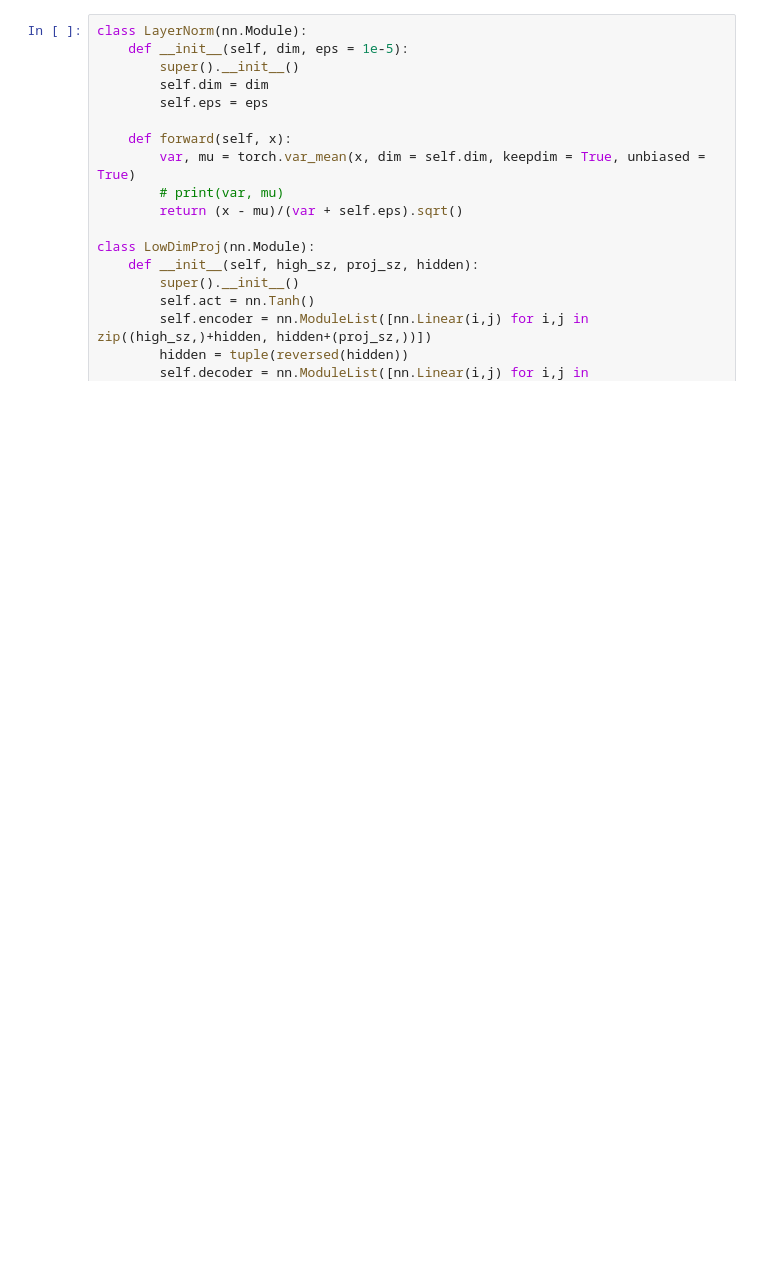
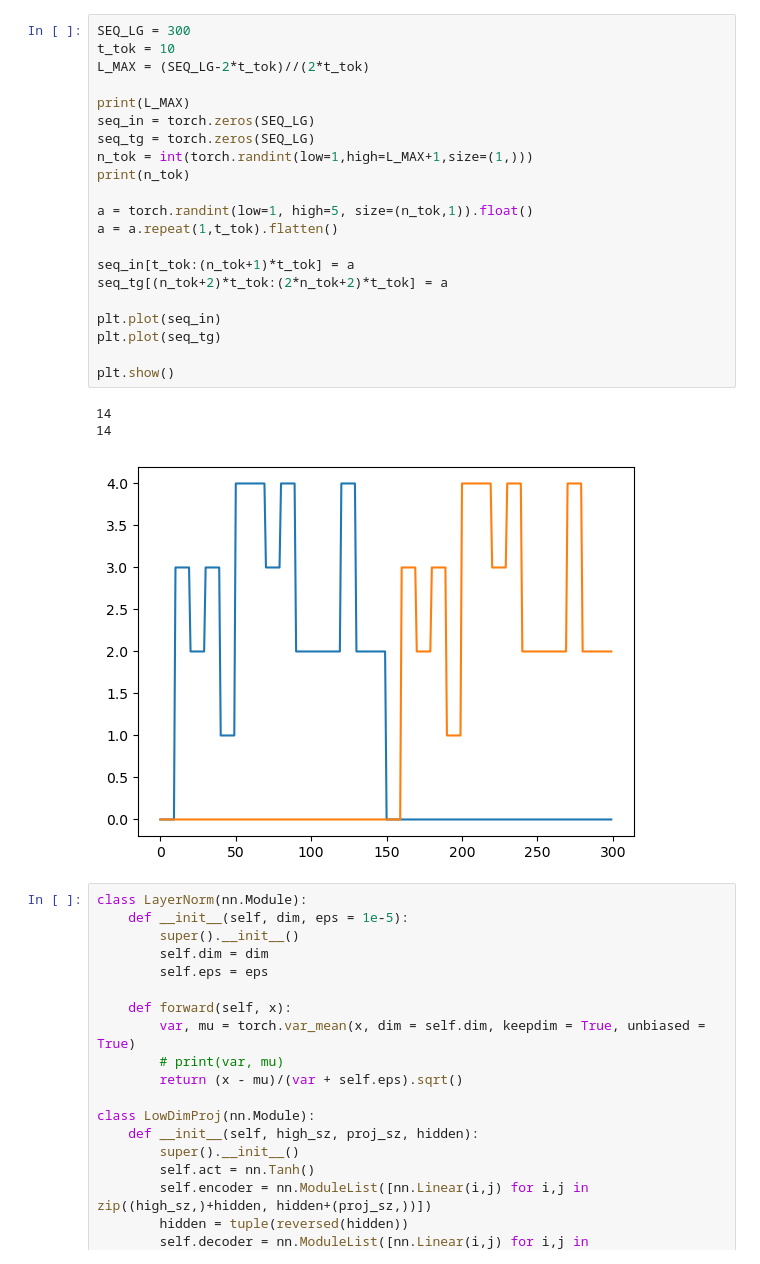
Before and after one commit to gerome-andry/RNN-dynamics, a Jupyter notebook: test.ipynb, the cells around one changed output. Saved outputs shown, nothing was run; the diff lists cells and outputs as text; blank space fills up the shorter version.

```diff
--- a/test.ipynb
+++ b/test.ipynb
@@ -55,3 +76,28 @@ torch.Size([2, 350, 1]) torch.Size([2, 350, 1])
+# %%
+SEQ_LG = 300
+t_tok = 10
+L_MAX = (SEQ_LG-2*t_tok)//(2*t_tok)
+
+print(L_MAX)
+seq_in = torch.zeros(SEQ_LG)
+seq_tg = torch.zeros(SEQ_LG)
+n_tok = int(torch.randint(low=1,high=L_MAX+1,size=(1,)))
+print(n_tok)
+
+a = torch.randint(low=1, high=5, size=(n_tok,1)).float()
+a = a.repeat(1,t_tok).flatten()
+
+seq_in[t_tok:(n_tok+1)*t_tok] = a
+seq_tg[(n_tok+2)*t_tok:(2*n_tok+2)*t_tok] = a
+
+plt.plot(seq_in)
+plt.plot(seq_tg)
+
+plt.show()
+# %% [output]
+14
+14
+[figure, added]
 # %%
 class LayerNorm(nn.Module):
     def __init__(self, dim, eps = 1e-5):
```
Also changed, not shown: parts of 4 cells of this notebook, 2 other files.
